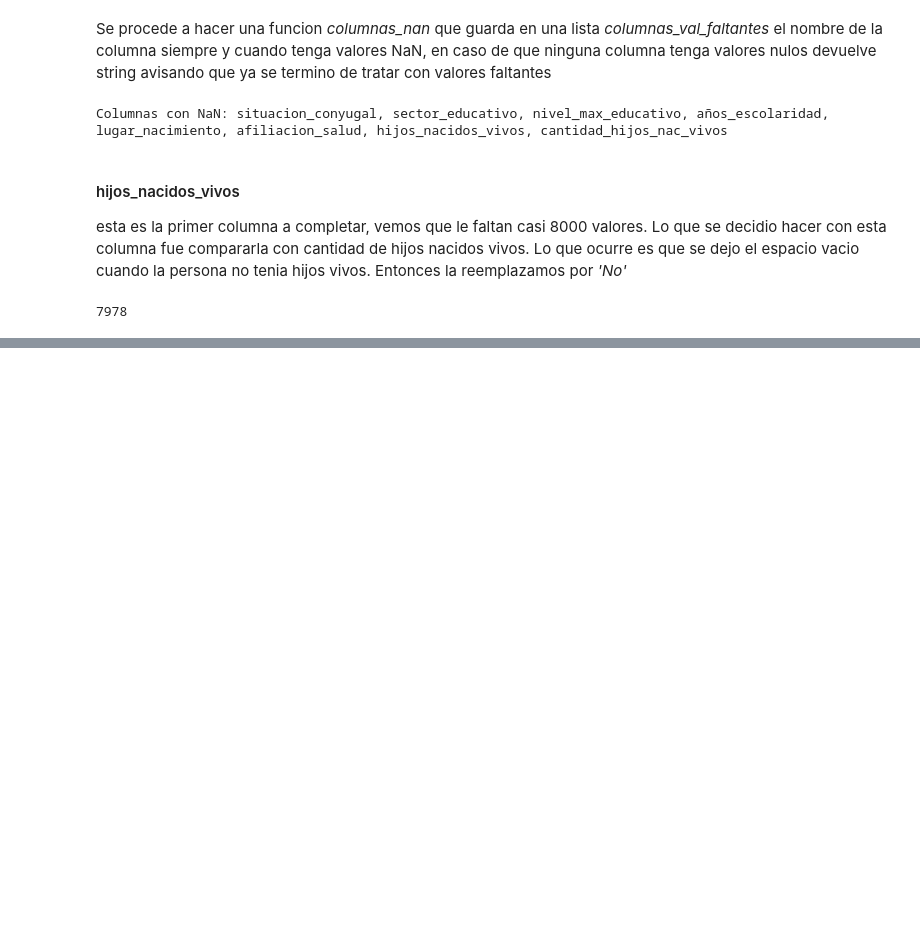
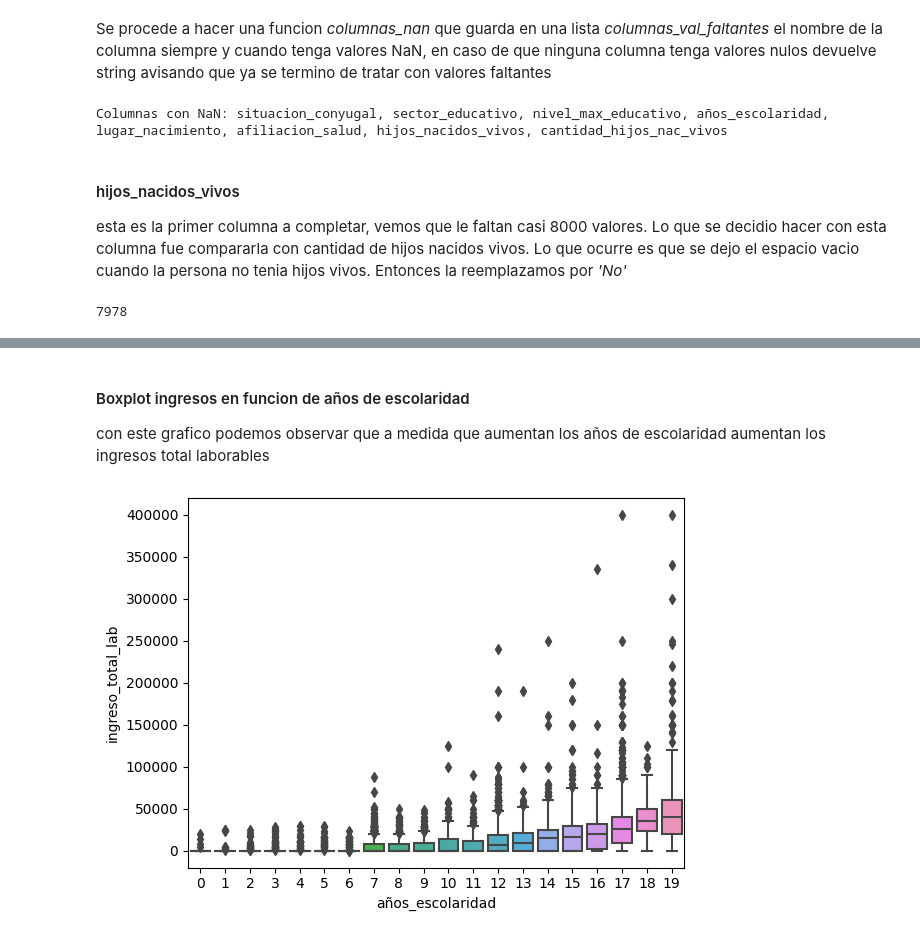
Before and after one commit to Nameless-86/fundamentos, a Jupyter notebook: notebook_final.ipynb, the cells around one changed output, grey strips where cells are left out. Saved outputs shown, nothing was run; the diff lists cells and outputs as text; code cells hidden in the pictures; blank space fills up the shorter version.

```diff
--- a/notebook_final.ipynb
+++ b/notebook_final.ipynb
@@ -73,0 +297,8 @@ dataframe['hijos_nacidos_vivos'] = dataframe['hijos_nacidos_vivos'].fillna('No')
+# %% [markdown]
+#### Boxplot ingresos en funcion de años de escolaridad
+con este grafico podemos observar que a medida que aumentan los años de escolaridad aumentan los ingresos total laborables
+# %%
+sns.boxplot(x=dataframe['años_escolaridad'], y=dataframe['ingreso_total_lab'])
+plt.show()
+# %% [output]
+[figure, added]
```
Also changed, not shown: parts of 102 cells of this notebook, 2 other files.
